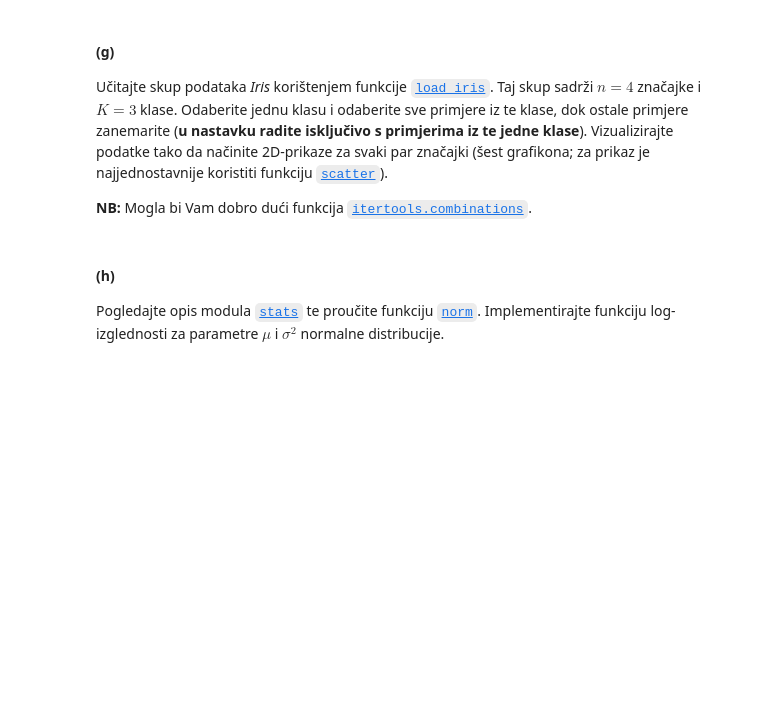
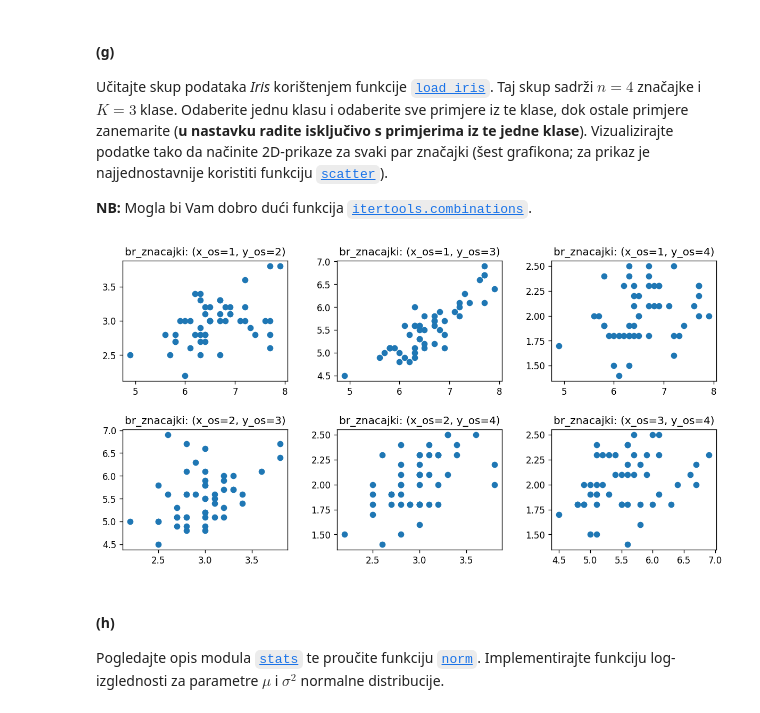
Before and after one commit to Spooky-M/SU_lab1, a Jupyter notebook: SU-2020-LAB04-Procjena-parametara-pgm-grupiranje.ipynb, the cells around one changed output. Drawn from its saved outputs; the diff is of its cells as text; code cells hidden in the pictures; blank space fills up the shorter version.

```diff
--- a/SU-2020-LAB04-Procjena-parametara-pgm-grupiranje.ipynb
+++ b/SU-2020-LAB04-Procjena-parametara-pgm-grupiranje.ipynb
@@ -133,19 +133,13 @@ def L(mu, N, m):
 # %% [markdown]
 Prikažite funkciju $\mathcal{L}(\mu|N,m)$ za (1) $N=10$ i $m=1,2,5,9$ te za (2) $N=100$ i $m=1,10,50,90$ (dva zasebna grafikona).
 # %%
-N = 10
-m = [1, 2, 5, 9]
-figure(num=None, figsize=(8, 6), dpi=80, facecolor='w', edgecolor='k')
-for m_ in m:
-    plot(numpy.linspace(0, 1, num=100), L(numpy.linspace(0, 1, num=100), N, m_))
-plt.show()
-
-N = 100
-m = [1, 10, 50, 90]
-figure(num=None, figsize=(8, 6), dpi=80, facecolor='w', edgecolor='k')
-for m_ in m:
-    plot(numpy.linspace(0, 1, num=100), L(numpy.linspace(0, 1, num=100), N, m_))
-plt.show()
+m_list = ([1, 2, 5, 9], [1, 10, 50, 90])
+N = (10, 100)
+for i, m in enumerate(m_list):
+    figure(num=None, figsize=(8, 6), dpi=80, facecolor='w', edgecolor='k')
+    for m_ in m:
+        plot(numpy.linspace(0, 1, num=100), L(numpy.linspace(0, 1, num=100), N[i], m_))
+    plt.show()
 # %% [output]
 [figure]
 [figure]
@@ -228,3 +213,22 @@ iris = load_iris()
+# %%
+from sklearn.datasets import load_iris
+import itertools as it
+
+iris = load_iris()
+data = iris["data"][iris["target"] == 2]
+
+comb = it.combinations(range(1,5), 2)
+
+figure(num=None, figsize=(12, 6), dpi=120, facecolor='w', edgecolor='k')
+subplots_adjust(wspace=0.3, hspace = 0.4)
+br = 0
+for i, j in comb:
+    br += 1
+    subplot(2, 3, br)
+    title("br_znacajki: (x_os={}, y_os={})".format(i, j))
+    scatter(data[:,i-1], data[:,j-1])
+# %% [output]
+[figure, added]
 # %% [markdown]
 #### (h)
 
```
Also changed, not shown: parts of 12 cells of this notebook.
